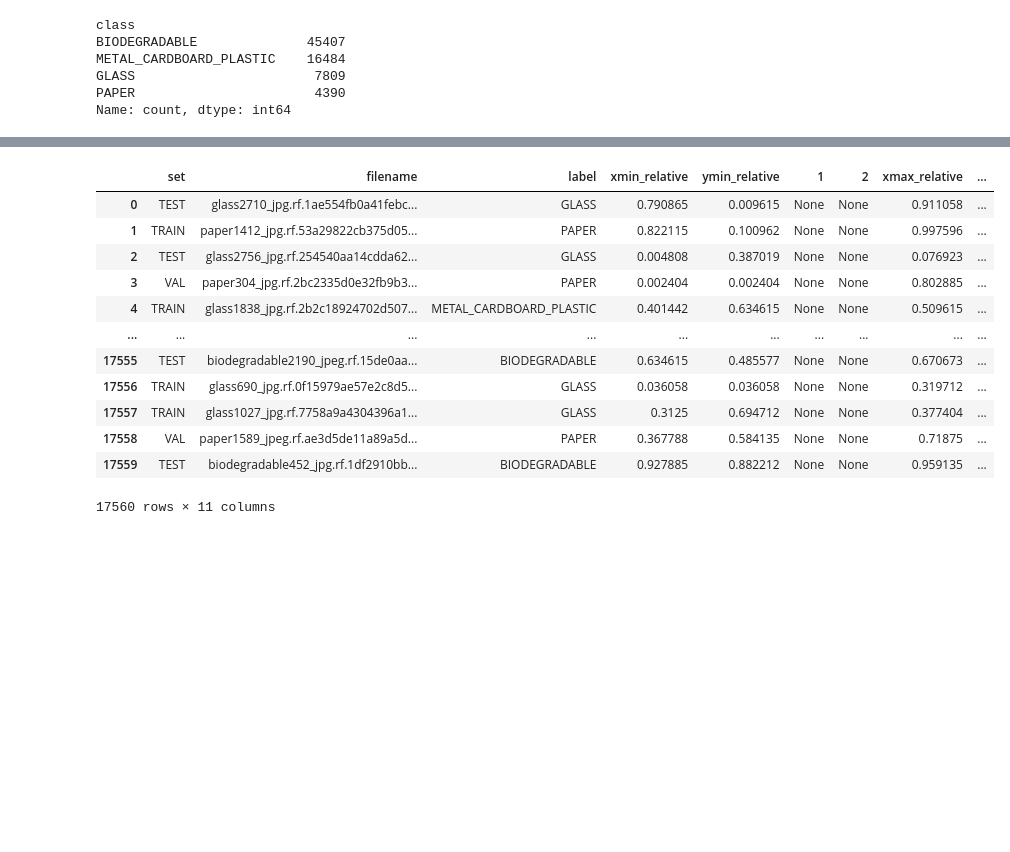
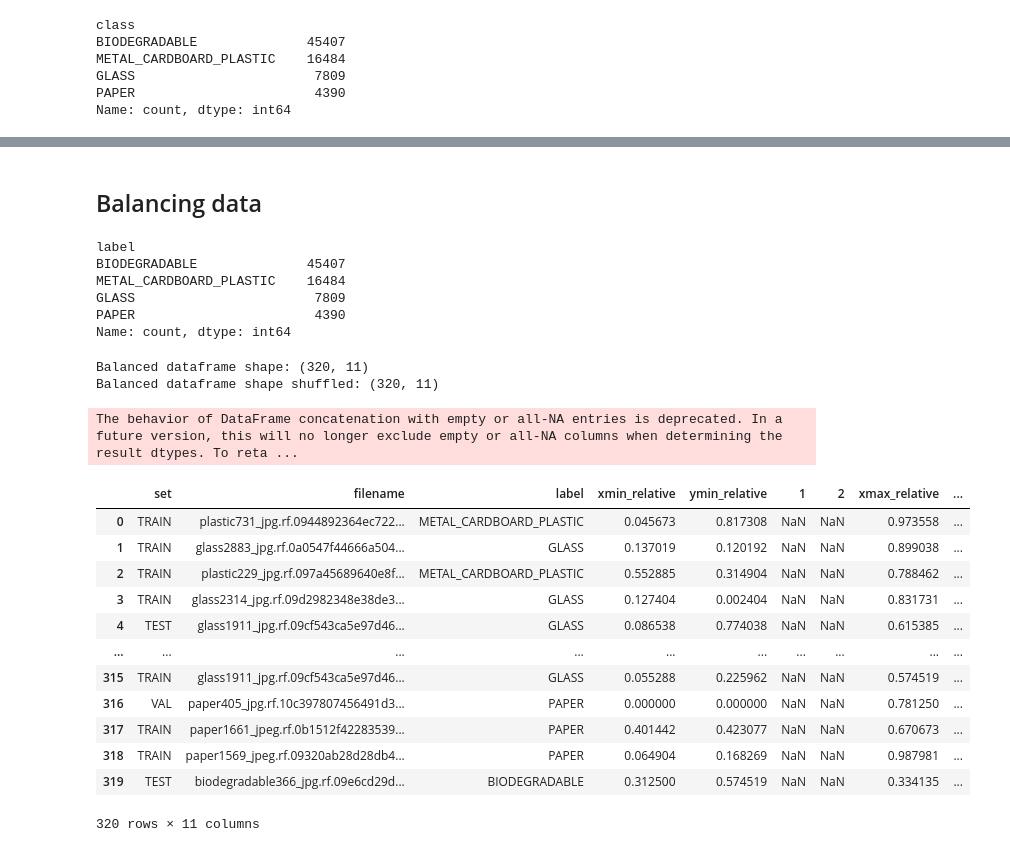
Before and after one commit to JeannesTheo/WasteClassificationModels, a Jupyter notebook: preprocess_data.ipynb, the cells around one changed output, grey strips where cells are left out. Drawn from its saved outputs; the diff is of its cells as text; code cells hidden in the pictures; blank space fills up the shorter version.

```diff
--- a/preprocess_data.ipynb
+++ b/preprocess_data.ipynb
@@ -97,11 +97,3 @@ METAL_CARDBOARD_PLASTIC    16484
 GLASS                       7809
 PAPER                       4390
 Name: count, dtype: int64
-# %%
-balanced_data = pd.DataFrame(columns=combined_data.columns)
-for class_label in combined_data['class'].unique():
-    class_samples = combined_data[combined_data['class'] == class_label].head(np.min(classes_occurences))
-    balanced_data = pd.concat([balanced_data, class_samples], ignore_index=True)
-print(f'Balanced dataframe shape: {balanced_data.shape}')
-balanced_data = balanced_data.sample(frac=1).reset_index(drop=True)
-print(f'Balanced dataframe shape shuffled: {balanced_data.shape}')
@@ -148,17 +126,42 @@ Processed 17501/17560
+# %% [markdown]
+## Balancing data
+# %%
+cleansed_data = pd.read_csv('annotations_full.csv')
+classes_occurences = cleansed_data['label'].value_counts()
+classes_occurences
+# %% [output]
+label
+BIODEGRADABLE              45407
+METAL_CARDBOARD_PLASTIC    16484
+GLASS                       7809
+PAPER                       4390
+Name: count, dtype: int64
+# %%
+balanced_data = pd.DataFrame(columns=cleansed_data.columns)
+for class_label in cleansed_data['label'].unique():
+    class_samples = cleansed_data[cleansed_data['label'] == class_label].head(80)#np.min(classes_occurences))
+    balanced_data = pd.concat([balanced_data, class_samples], ignore_index=True)
+print(f'Balanced dataframe shape: {balanced_data.shape}')
+balanced_data = balanced_data.sample(frac=1).reset_index(drop=True)
+print(f'Balanced dataframe shape shuffled: {balanced_data.shape}')
+# %% [output]
+Balanced dataframe shape: (320, 11)
+Balanced dataframe shape shuffled: (320, 11)
+The behavior of DataFrame concatenation with empty or all-NA entries is deprecated. In a future version, this will no longer exclude empty or all-NA columns when determining the result dtypes. To reta ...
 # %%
-cleansed_data.to_csv('data/annotations.csv', index=False)
-cleansed_data
+balanced_data.to_csv('data/annotations.csv', index=False)
+balanced_data
 # %% [output]
 |  | set | filename | label | xmin_relative | ymin_relative | 1 | 2 | xmax_relative | ... |
-| 0 | TEST | glass2710_jpg.rf.1ae554fb0a41febc... | GLASS | 0.790865 | 0.009615 | None | None | 0.911058 | ... |
-| 1 | TRAIN | paper1412_jpg.rf.53a29822cb375d05... | PAPER | 0.822115 | 0.100962 | None | None | 0.997596 | ... |
-| 2 | TEST | glass2756_jpg.rf.254540aa14cdda62... | GLASS | 0.004808 | 0.387019 | None | None | 0.076923 | ... |
-| 3 | VAL | paper304_jpg.rf.2bc2335d0e32fb9b3... | PAPER | 0.002404 | 0.002404 | None | None | 0.802885 | ... |
-| 4 | TRAIN | glass1838_jpg.rf.2b2c18924702d507... | METAL_CARDBOARD_PLASTIC | 0.401442 | 0.634615 | None | None | 0.509615 | ... |
+| 0 | TRAIN | plastic731_jpg.rf.0944892364ec722... | METAL_CARDBOARD_PLASTIC | 0.045673 | 0.817308 | NaN | NaN | 0.973558 | ... |
+| 1 | TRAIN | glass2883_jpg.rf.0a0547f44666a504... | GLASS | 0.137019 | 0.120192 | NaN | NaN | 0.899038 | ... |
+| 2 | TRAIN | plastic229_jpg.rf.097a45689640e8f... | METAL_CARDBOARD_PLASTIC | 0.552885 | 0.314904 | NaN | NaN | 0.788462 | ... |
+| 3 | TRAIN | glass2314_jpg.rf.09d2982348e38de3... | GLASS | 0.127404 | 0.002404 | NaN | NaN | 0.831731 | ... |
+| 4 | TEST | glass1911_jpg.rf.09cf543ca5e97d46... | GLASS | 0.086538 | 0.774038 | NaN | NaN | 0.615385 | ... |
 | ... | ... | ... | ... | ... | ... | ... | ... | ... | ... |
-| 17555 | TEST | biodegradable2190_jpeg.rf.15de0aa... | BIODEGRADABLE | 0.634615 | 0.485577 | None | None | 0.670673 | ... |
-| 17556 | TRAIN | glass690_jpg.rf.0f15979ae57e2c8d5... | GLASS | 0.036058 | 0.036058 | None | None | 0.319712 | ... |
-| 17557 | TRAIN | glass1027_jpg.rf.7758a9a4304396a1... | GLASS | 0.3125 | 0.694712 | None | None | 0.377404 | ... |
-| 17558 | VAL | paper1589_jpeg.rf.ae3d5de11a89a5d... | PAPER | 0.367788 | 0.584135 | None | None | 0.71875 | ... |
-| 17559 | TEST | biodegradable452_jpg.rf.1df2910bb... | BIODEGRADABLE | 0.927885 | 0.882212 | None | None | 0.959135 | ... |
+| 315 | TRAIN | glass1911_jpg.rf.09cf543ca5e97d46... | GLASS | 0.055288 | 0.225962 | NaN | NaN | 0.574519 | ... |
+| 316 | VAL | paper405_jpg.rf.10c397807456491d3... | PAPER | 0.000000 | 0.000000 | NaN | NaN | 0.781250 | ... |
+| 317 | TRAIN | paper1661_jpeg.rf.0b1512f42283539... | PAPER | 0.401442 | 0.423077 | NaN | NaN | 0.670673 | ... |
+| 318 | TRAIN | paper1569_jpeg.rf.09320ab28d28db4... | PAPER | 0.064904 | 0.168269 | NaN | NaN | 0.987981 | ... |
+| 319 | TEST | biodegradable366_jpg.rf.09e6cd29d... | BIODEGRADABLE | 0.312500 | 0.574519 | NaN | NaN | 0.334135 | ... |
-17560 rows × 11 columns
+320 rows × 11 columns
```
Also changed, not shown: parts of 2 cells of this notebook, 2 other files.
